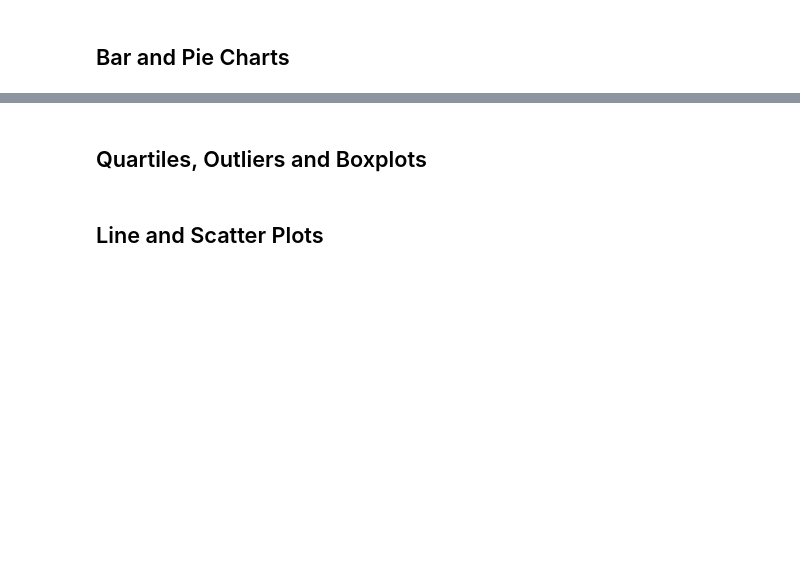
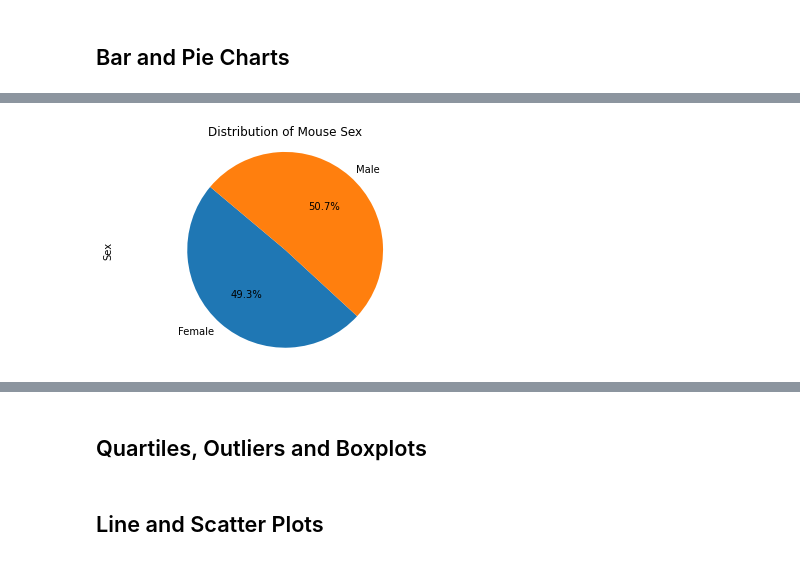
Before and after one commit to mpetersen49/matplotlib-challenge, a Jupyter notebook: pymaceuticals_starter.ipynb, the cells around one changed output, grey strips where cells are left out. Saved outputs shown, nothing was run; the diff lists cells and outputs as text; code cells hidden in the pictures; blank space fills up the shorter version.

```diff
--- a/pymaceuticals_starter.ipynb
+++ b/pymaceuticals_starter.ipynb
@@ -156,4 +193,12 @@ data_summary
 # %%
 # Generate a pie plot showing the distribution of female versus male mice using pandas
+mouse_sex_group = results_cleaned.groupby("Sex")
+mouse_sex_count = mouse_sex_group["Sex"].count()
+
+mouse_sex_count.plot(kind="pie", title="Distribution of Mouse Sex", startangle=140, autopct="%1.1f%%")
+plt.axis("equal")
+plt.show()
+# %% [output]
+[figure, added]
 # %%
 # Generate a pie plot showing the distribution of female versus male mice using pyplot
```
Also changed, not shown: parts of 9 cells of this notebook.
